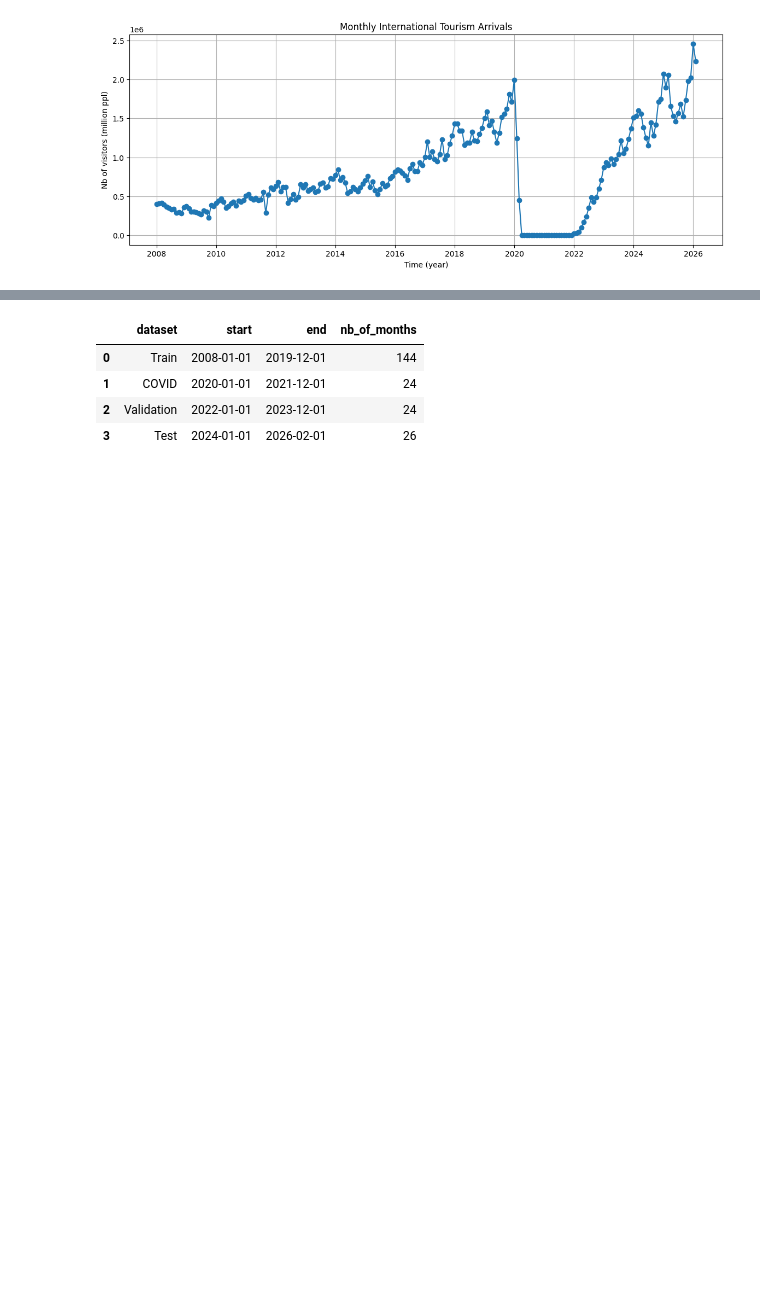
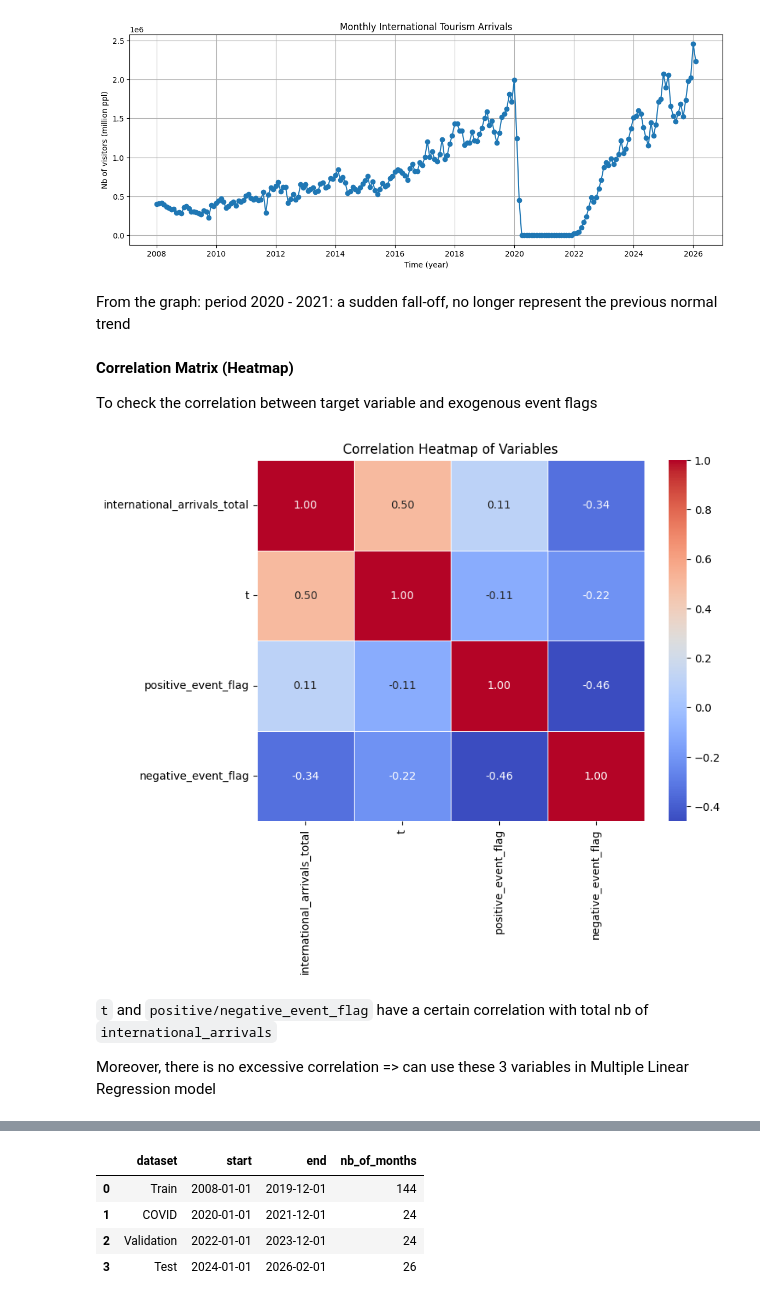
Before and after one commit to maianhtran2410093/machine-learning-1-arrivals-prediction, a Jupyter notebook: ML1_Midterm.ipynb, the cells around one changed output, grey strips where cells are left out. Saved outputs shown, nothing was run; the diff lists cells and outputs as text; code cells hidden in the pictures; blank space fills up the shorter version.

```diff
--- a/ML1_Midterm.ipynb
+++ b/ML1_Midterm.ipynb
@@ -89,4 +90,24 @@ plt.grid(True)
 plt.show()
 # %% [output]
 [figure]
+# %% [markdown]
+From the graph: period 2020 - 2021: a sudden fall-off, no longer represent the previous normal trend
+# %% [markdown]
+**Correlation Matrix (Heatmap)**
+
+To check the correlation between target variable and exogenous event flags
+# %%
+cols_for_corr = ['international_arrivals_total', 't', 'positive_event_flag', 'negative_event_flag']
+corr_matrix = df_comb[cols_for_corr].corr()
+
+plt.figure(figsize=(8, 6))
+sns.heatmap(corr_matrix, annot=True, cmap='coolwarm', fmt=".2f", linewidths=0.5)
+plt.title("Correlation Heatmap of Variables")
+plt.show()
+# %% [output]
+[figure, added]
+# %% [markdown]
+`t` and `positive/negative_event_flag` have a certain correlation with total nb of `international_arrivals`
+
+Moreover, there is no excessive correlation => can use these 3 variables in Multiple Linear Regression model
 # %% [markdown]
```
Also changed, not shown: parts of 52 cells of this notebook.
